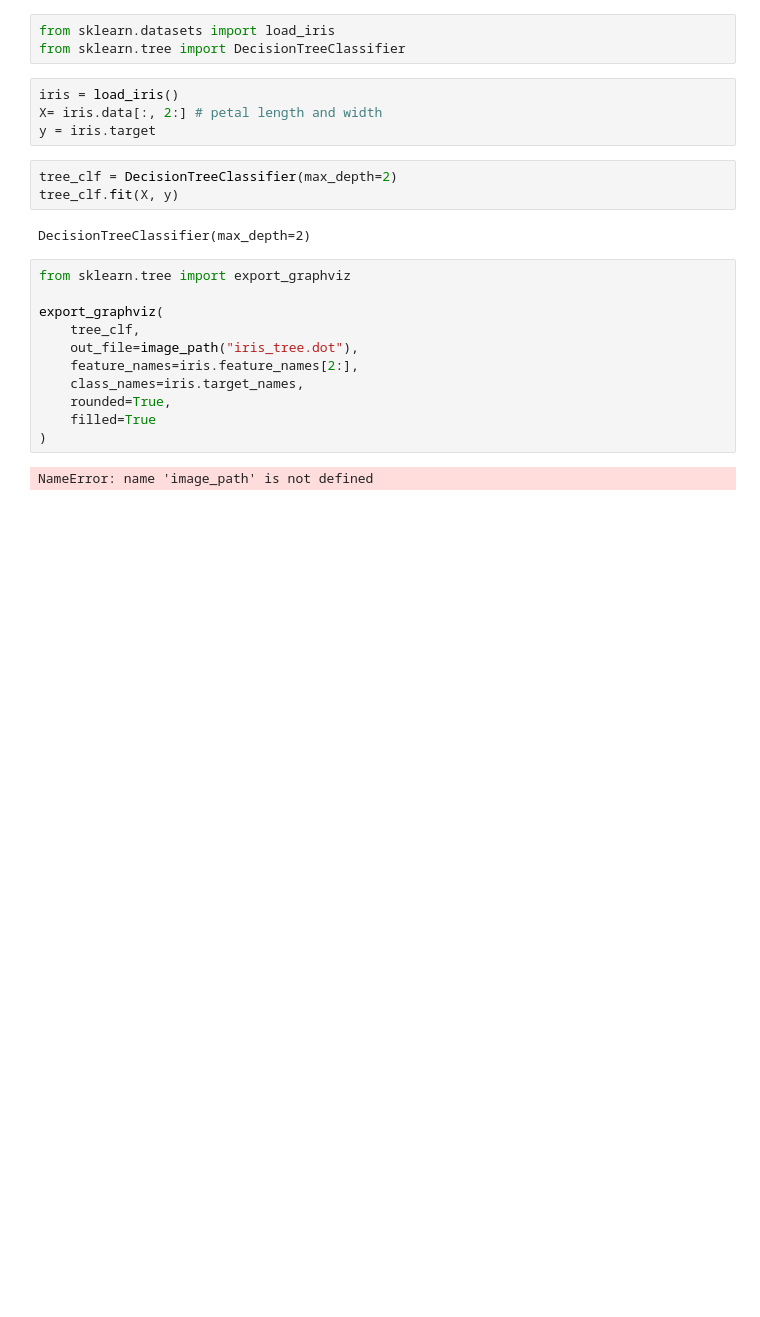
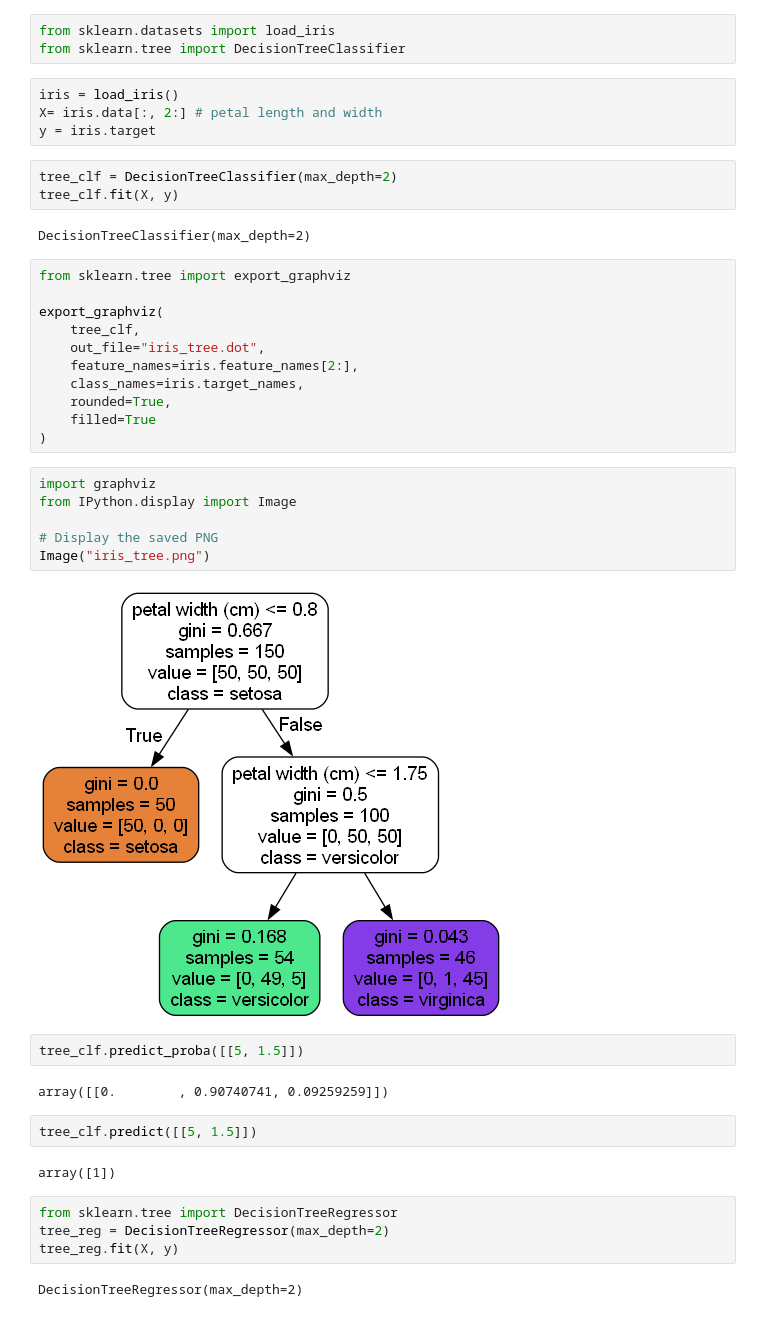
Before and after one commit to Abdurhman-elgrm/Hands-On_Machine_Learning, a Jupyter notebook: CHAPTER 6 Decision Trees/decisiontrees.ipynb, the cells around one changed output. Saved outputs shown, nothing was run; the diff lists cells and outputs as text; blank space fills up the shorter version.

```diff
--- a/CHAPTER 6 Decision Trees/decisiontrees.ipynb
+++ b/CHAPTER 6 Decision Trees/decisiontrees.ipynb
@@ -15,11 +15,31 @@ from sklearn.tree import export_graphviz
 
 export_graphviz(
     tree_clf,
-    out_file=image_path("iris_tree.dot"),
+    out_file="iris_tree.dot",
     feature_names=iris.feature_names[2:],
     class_names=iris.target_names,
     rounded=True,
     filled=True
 )
-# %% [output]
-NameError: name 'image_path' is not defined
+# %%
+import graphviz
+from IPython.display import Image
+
+# Display the saved PNG
+Image("iris_tree.png")
+# %% [output]
+[figure, added]
+# %%
+tree_clf.predict_proba([[5, 1.5]])
+# %% [output]
+array([[0.        , 0.90740741, 0.09259259]])
+# %%
+tree_clf.predict([[5, 1.5]])
+# %% [output]
+array([1])
+# %%
+from sklearn.tree import DecisionTreeRegressor
+tree_reg = DecisionTreeRegressor(max_depth=2)
+tree_reg.fit(X, y)
+# %% [output]
+DecisionTreeRegressor(max_depth=2)
```
Also changed, not shown: parts of 2 cells of this notebook, 1 other file.
